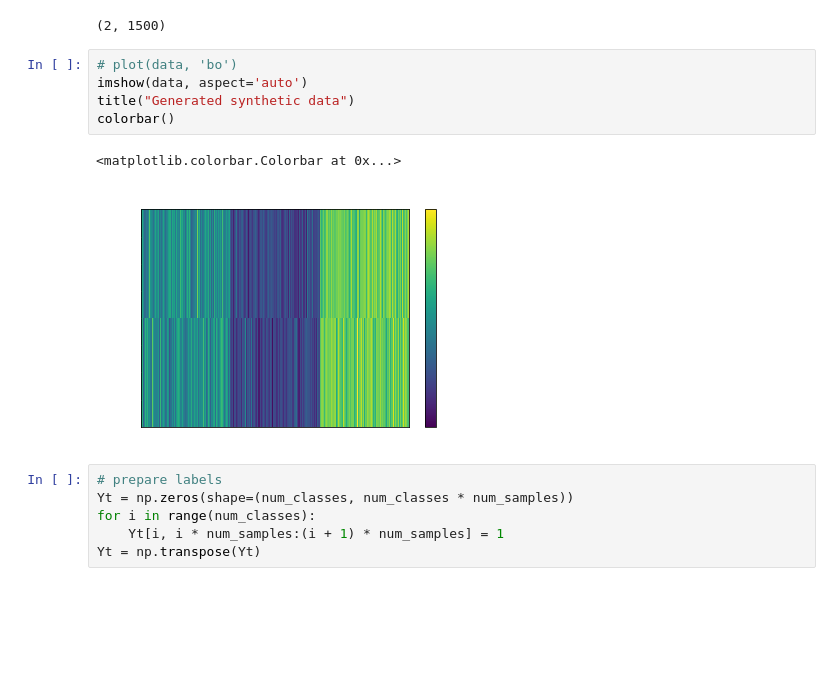
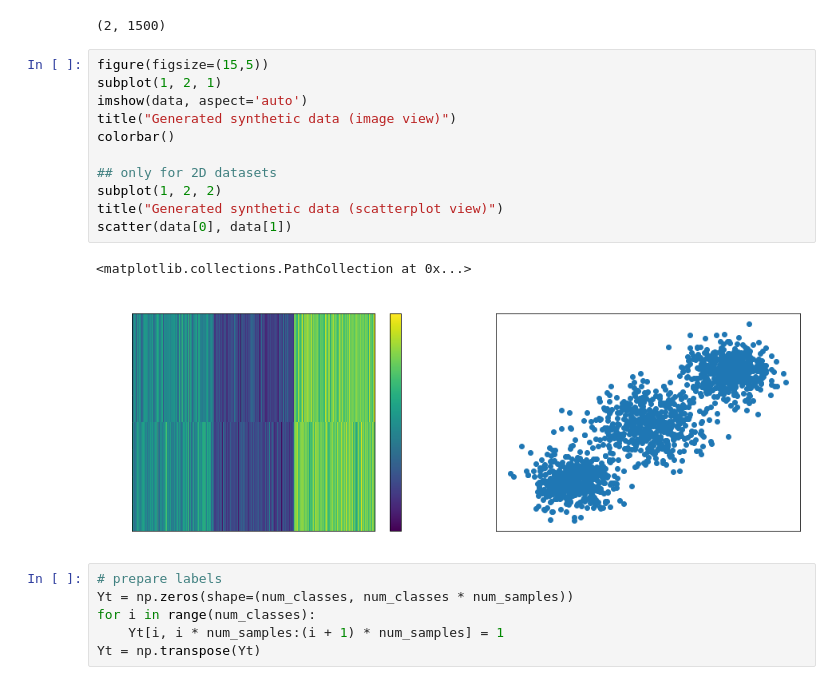
Before and after one commit to mizvol/miniESN, a Jupyter notebook: Synthetic.ipynb, the cells around one changed output. Saved outputs shown, nothing was run; the diff lists cells and outputs as text; blank space fills up the shorter version.

Commit message:
Scatter plot

```diff
--- a/Synthetic.ipynb
+++ b/Synthetic.ipynb
@@ -29,14 +29,20 @@ data = np.concatenate((x1, x2, x3), axis=1)
 data.shape
 # %% [output]
 (2, 1500)
-# %%
-# plot(data, 'bo')
-imshow(data, aspect='auto')
-title("Generated synthetic data")
-colorbar()
-# %% [output]
-<matplotlib.colorbar.Colorbar at 0x...>
-[figure, removed]
+# %%
+figure(figsize=(15,5))
+subplot(1, 2, 1)
+imshow(data, aspect='auto')
+title("Generated synthetic data (image view)")
+colorbar()
+
+## only for 2D datasets
+subplot(1, 2, 2)
+title("Generated synthetic data (scatterplot view)")
+scatter(data[0], data[1])
+# %% [output]
+<matplotlib.collections.PathCollection at 0x...>
+[figure, added]
 # %%
 # prepare labels
 Yt = np.zeros(shape=(num_classes, num_classes * num_samples))
```
